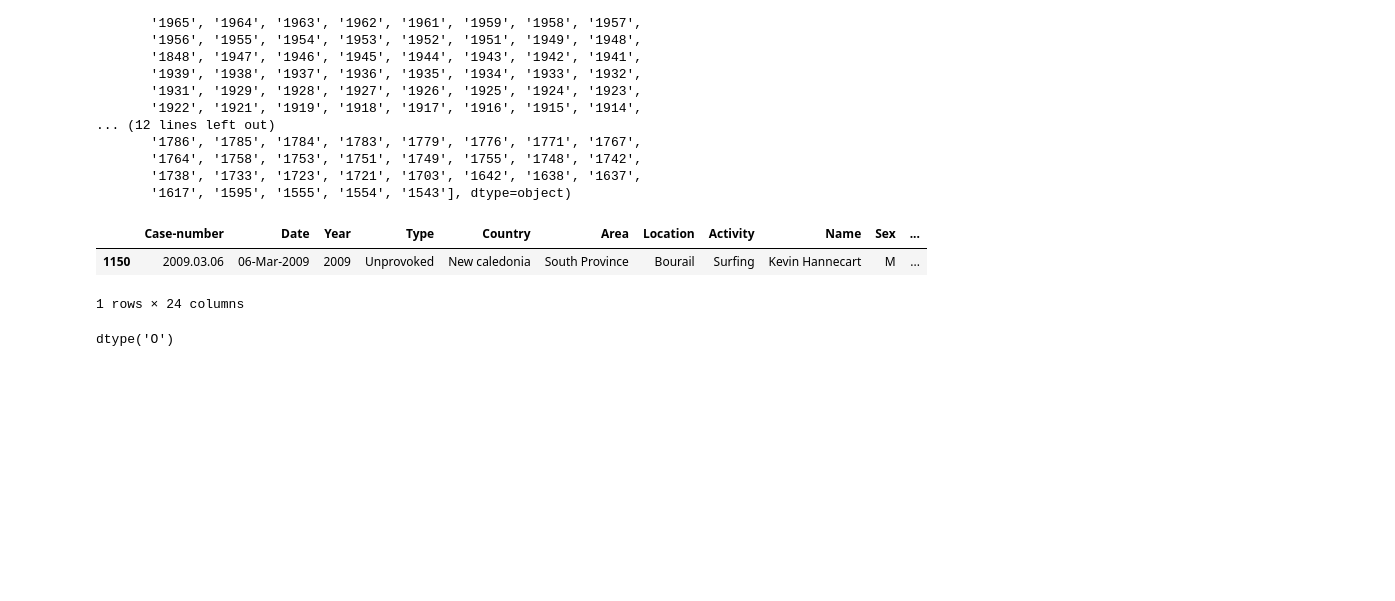
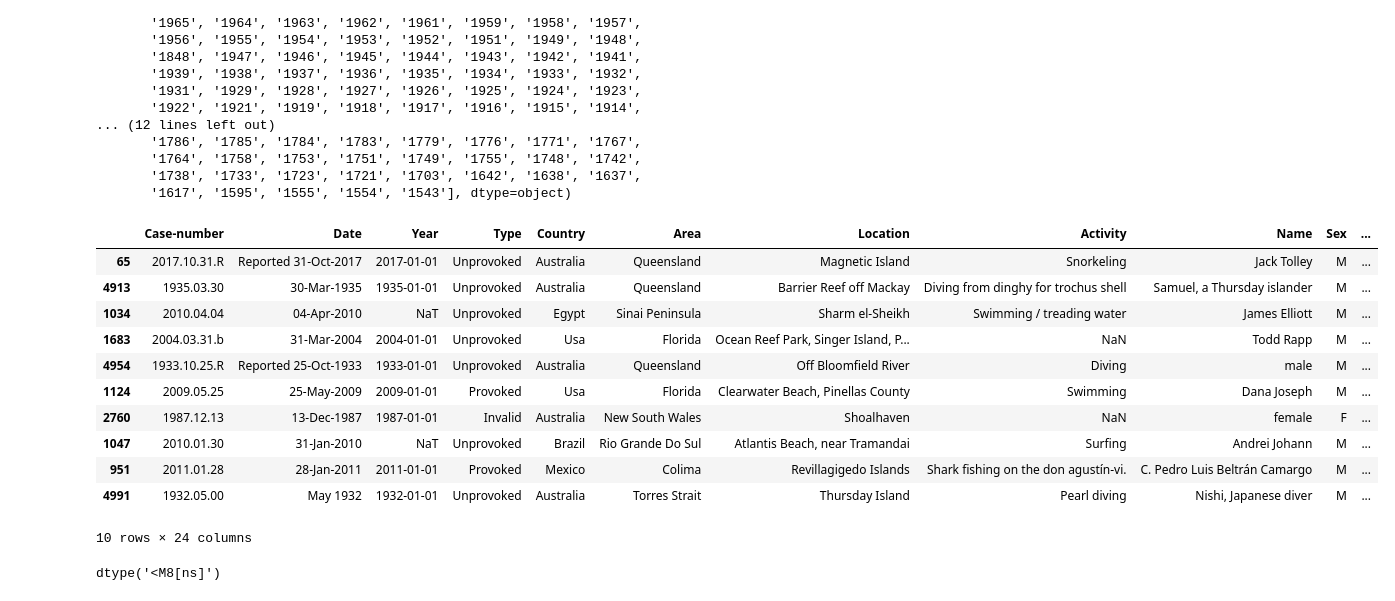
Before and after one commit to danidimarti/project1-csv_analysis, a Jupyter notebook: cleaning.ipynb, the cells around one changed output. Saved outputs shown, nothing was run; the diff lists cells and outputs as text; code cells hidden in the pictures; blank space fills up the shorter version.

Commit message:
still fizing year

```diff
--- a/cleaning.ipynb
+++ b/cleaning.ipynb
@@ -191,18 +191,29 @@ array(['2018', '2017', '2016', '2015', '2014', '2013', '2012', '2011', '',
        '1738', '1733', '1723', '1721', '1703', '1642', '1638', '1637',
        '1617', '1595', '1555', '1554', '1543'], dtype=object)
 # %%
-df["Year"] = df['Year'].apply(lambda x: "" if len(x) != 4 else x)
+#df["Year"] = df['Year'].apply(lambda x: "" if len(x) != 4 else x)
 # %%
-df['Year'] = pd.to_numeric(df['Year'], errors='coerce')
+#df['Year'] = pd.to_numeric(df['Year'], errors='coerce')
 df.dropna(subset=['Year'], inplace=True)
-df['Year'] = pd.to_datetime(df['Year'], format='%Y', exact=True, errors='ignore')
+#df['Year'] = pd.to_datetime(df['Year'], format='%Y', exact=True, errors='ignore')
+# %%
+df['Year'] = pd.to_datetime(df['Year'], format='%Y', errors='coerce')
 # %%
-df.sample()
+df.sample(10)
 # %% [output]
 |  | Case-number | Date | Year | Type | Country | Area | Location | Activity | Name | Sex | ... |
-| 1150 | 2009.03.06 | 06-Mar-2009 | 2009 | Unprovoked | New caledonia | South Province | Bourail | Surfing | Kevin Hannecart | M | ... |
+| 65 | 2017.10.31.R | Reported 31-Oct-2017 | 2017-01-01 | Unprovoked | Australia | Queensland | Magnetic Island | Snorkeling | Jack Tolley | M | ... |
+| 4913 | 1935.03.30 | 30-Mar-1935 | 1935-01-01 | Unprovoked | Australia | Queensland | Barrier Reef off Mackay | Diving from dinghy for trochus shell | Samuel, a Thursday islander | M | ... |
+| 1034 | 2010.04.04 | 04-Apr-2010 | NaT | Unprovoked | Egypt | Sinai Peninsula | Sharm el-Sheikh | Swimming / treading water | James Elliott | M | ... |
+| 1683 | 2004.03.31.b | 31-Mar-2004 | 2004-01-01 | Unprovoked | Usa | Florida | Ocean Reef Park, Singer Island, P... | NaN | Todd Rapp | M | ... |
+| 4954 | 1933.10.25.R | Reported 25-Oct-1933 | 1933-01-01 | Unprovoked | Australia | Queensland | Off Bloomfield River | Diving | male | M | ... |
+| 1124 | 2009.05.25 | 25-May-2009 | 2009-01-01 | Provoked | Usa | Florida | Clearwater Beach, Pinellas County | Swimming | Dana Joseph | M | ... |
+| 2760 | 1987.12.13 | 13-Dec-1987 | 1987-01-01 | Invalid | Australia | New South Wales | Shoalhaven | NaN | female | F | ... |
+| 1047 | 2010.01.30 | 31-Jan-2010 | NaT | Unprovoked | Brazil | Rio Grande Do Sul | Atlantis Beach, near Tramandai | Surfing | Andrei Johann | M | ... |
+| 951 | 2011.01.28 | 28-Jan-2011 | 2011-01-01 | Provoked | Mexico | Colima | Revillagigedo Islands | Shark fishing on the don agustín-vi. | C. Pedro Luis Beltrán Camargo | M | ... |
+| 4991 | 1932.05.00 | May 1932 | 1932-01-01 | Unprovoked | Australia | Torres Strait | Thursday Island | Pearl diving | Nishi, Japanese diver | M | ... |
-1 rows × 24 columns
+10 rows × 24 columns
 # %%
 df["Year"].dtypes
 # %% [output]
-dtype('O')
+dtype('<M8[ns]')
```
Also changed, not shown: parts of 8 cells of this notebook, 1 other file.
